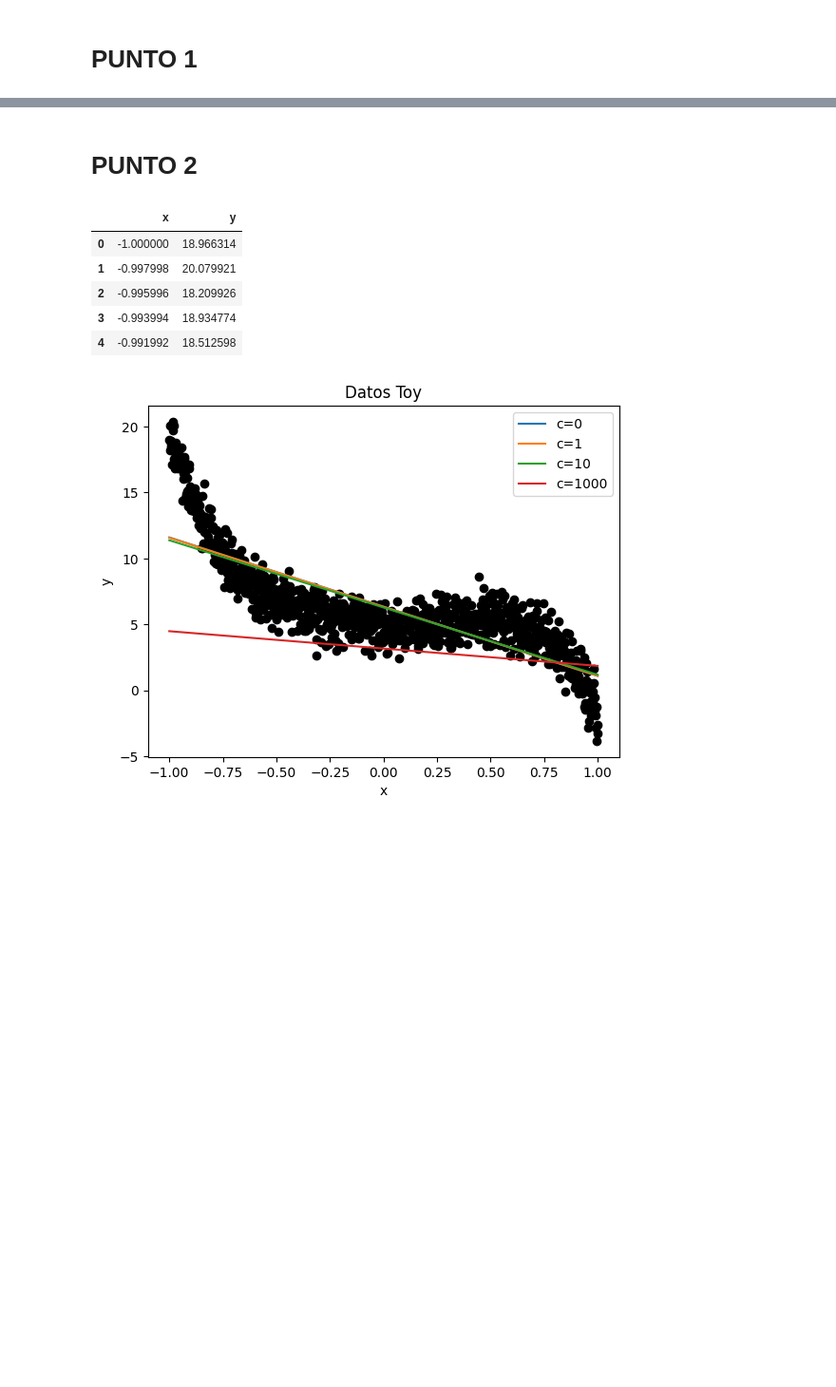
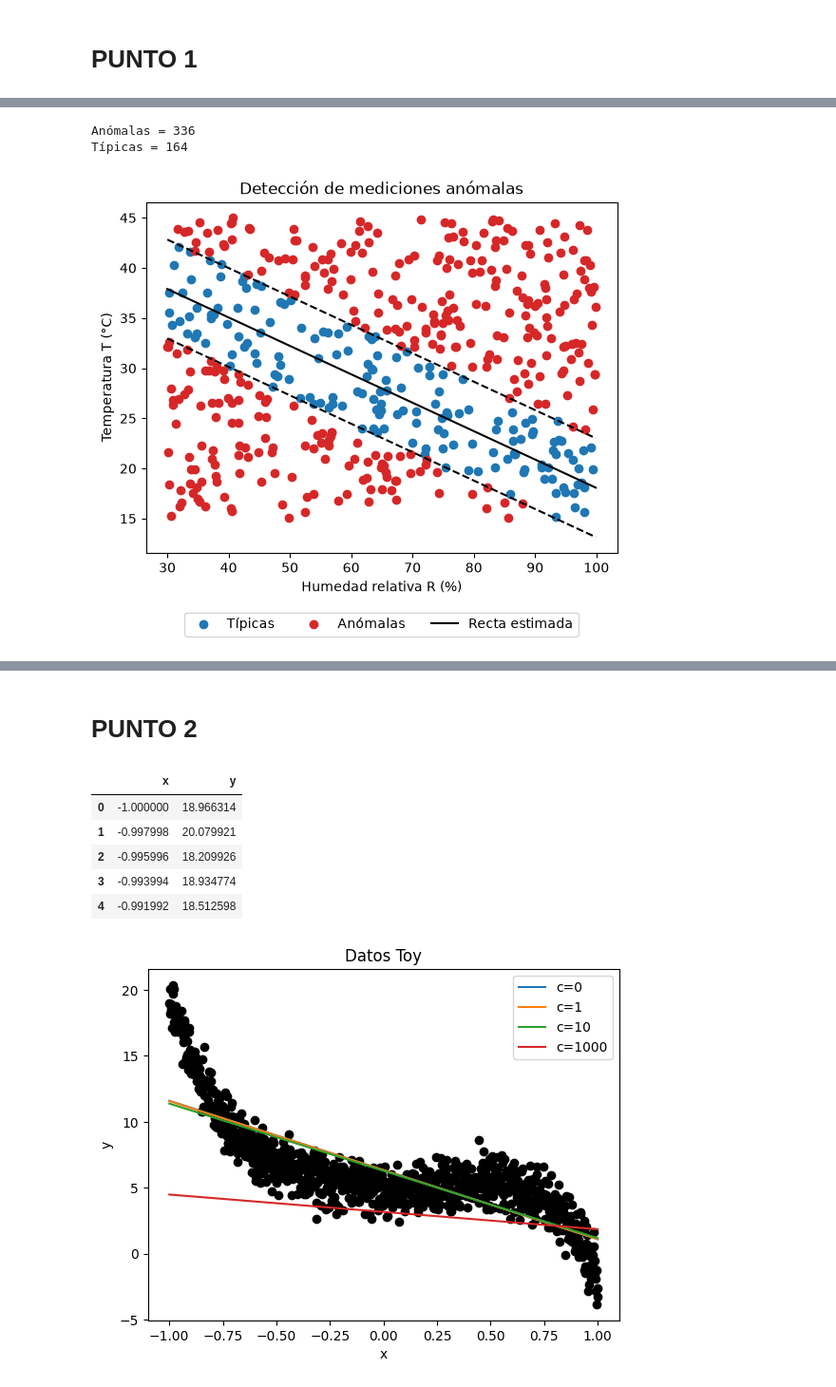
Before and after one commit to jlpar07/Tarea4FundamentosML, a Jupyter notebook: tarea4.ipynb, the cells around one changed output, grey strips where cells are left out. Shown at 95% size. Drawn from its saved outputs; the diff is of its cells as text; code cells hidden in the pictures; blank space fills up the shorter version.

```diff
--- a/tarea4.ipynb
+++ b/tarea4.ipynb
@@ -7,0 +58,17 @@ from sklearn.cluster import KMeans
+# %%
+# PARTE C punto 1
+
+#Residuos, o sea la diferencia entre la temperatura medida y la que predice la recta
+residuos = T - (beta0 + beta1*R)
+sigma = np.std(residuos, ddof=2)
+umbral = 2*sigma
+print(f"Desviación estándar de los residuos = {sigma:.4f}")
+print(f"Umbral (2 sigma) = {umbral:.4f}")
+
+#Una medición es anómala si su residuo supera el umbral
+def es_anomalo(T_nuevo, R_nuevo):
+    residuo = T_nuevo - (beta0 + beta1*R_nuevo)
+    return np.abs(residuo) > umbral
+
+#Como referencia, se mira qué fracción de los datos originales marcaría la regla
+print(f"Fracción de datos originales marcados como anómalos = {np.mean(es_anomalo(T, R)):.3f}")
@@ -7,0 +79,62 @@ from sklearn.cluster import KMeans
+# %%
+# PARTE D punto 1
+nuevos = pd.read_csv('data/datosNuevos.txt', header=None, sep=r'\s+', names=['T', 'R'])
+T_n = np.array(nuevos['T'])
+R_n = np.array(nuevos['R'])
+
+#Se aplica la regla a todas las mediciones nuevas
+anomalo = es_anomalo(T_n, R_n)
+print(f"Anómalas = {anomalo.sum()}")
+print(f"Típicas = {(~anomalo).sum()}")
+
+#Puntos típicos en azul y anómalos en rojo, junto con la recta y la banda de aceptación (más y menos el umbral)
+R_linea2 = np.linspace(R_n.min(), R_n.max(), 100)
+plt.scatter(R_n[~anomalo], T_n[~anomalo], color='tab:blue', label='Típicas')
+plt.scatter(R_n[anomalo], T_n[anomalo], color='tab:red', label='Anómalas')
+plt.plot(R_linea2, beta0 + beta1*R_linea2, color='black', label='Recta estimada')
+plt.plot(R_linea2, beta0 + beta1*R_linea2 + umbral, 'k--')
+plt.plot(R_linea2, beta0 + beta1*R_linea2 - umbral, 'k--')
+plt.xlabel('Humedad relativa R (%)')
+plt.ylabel('Temperatura T (°C)')
+plt.legend(loc='upper center', bbox_to_anchor=(0.5, -0.15), ncol=3)
+plt.title('Detección de mediciones anómalas')
+plt.show()
+
+#calculos adicionales para el análisis de los datos nuevos
+#Residuo de cada medición nueva respecto a la recta
+residuo_n = T_n - (beta0 + beta1*R_n)
+
+#Anómalas por encima y por debajo de la banda
+por_encima = residuo_n > umbral
+por_debajo = residuo_n < -umbral
+print(f"Por encima de la banda = {por_encima.sum()}")
+print(f"Por debajo de la banda = {por_debajo.sum()}")
+
+#Mediciones con humedad de 80% o más
+alta = R_n >= 80
+print(f"Humedad >= 80%, anómalas por encima = {(alta & por_encima).sum()}")
+print(f"Humedad >= 80%, anómalas por debajo = {(alta & por_debajo).sum()}")
+
+#Mediciones con 35 °C o más y humedad de 80% o más, y cuántas son anómalas
+caso1 = (T_n >= 35) & (R_n >= 80)
+print(f"T >= 35 y R >= 80, total = {caso1.sum()}, anómalas = {anomalo[caso1].sum()}")
+
+#Mediciones con humedad entre 30% y 50%
+baja = (R_n >= 30) & (R_n < 50)
+print(f"Humedad entre 30% y 50%, anómalas por debajo = {(baja & por_debajo).sum()}")
+print(f"Humedad entre 30% y 50%, anómalas por encima = {(baja & por_encima).sum()}")
+
+#Mediciones con 22 °C o menos y humedad de 50% o menos, y cuántas son anómalas
+caso2 = (T_n <= 22) & (R_n <= 50)
+print(f"T <= 22 y R <= 50, total = {caso2.sum()}, anómalas = {anomalo[caso2].sum()}")
+
+#Correlación entre T y R en los datos nuevos
+print(f"Correlación en los datos nuevos = {np.corrcoef(T_n, R_n)[0, 1]:.4f}")
+
+#Mediciones con temperatura o humedad fuera del rango de los datos originales
+fuera = (T_n < T.min()) | (T_n > T.max()) | (R_n < R.min()) | (R_n > R.max())
+print(f"Fuera del rango de los datos originales = {fuera.sum()}")
+# %% [output]
+Anómalas = 336
+Típicas = 164
+[figure, added]
```
Also changed, not shown: parts of 5 cells of this notebook.
